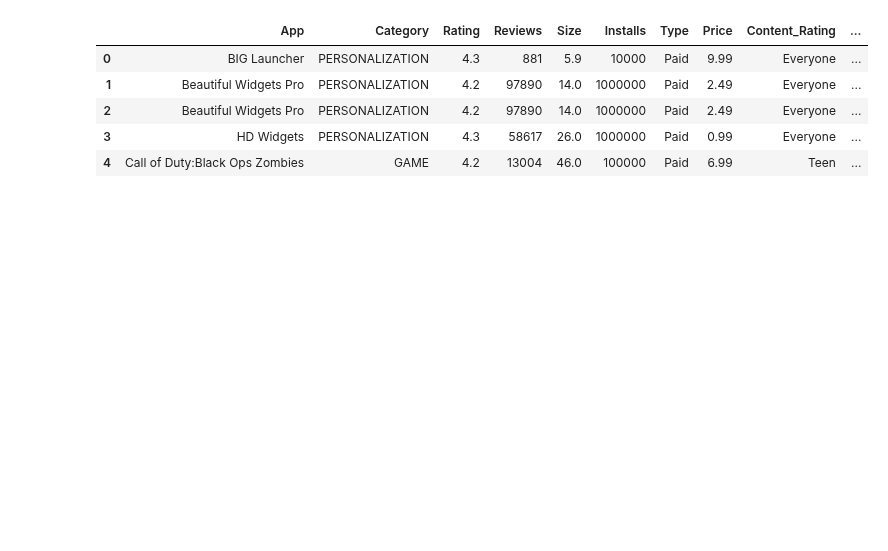
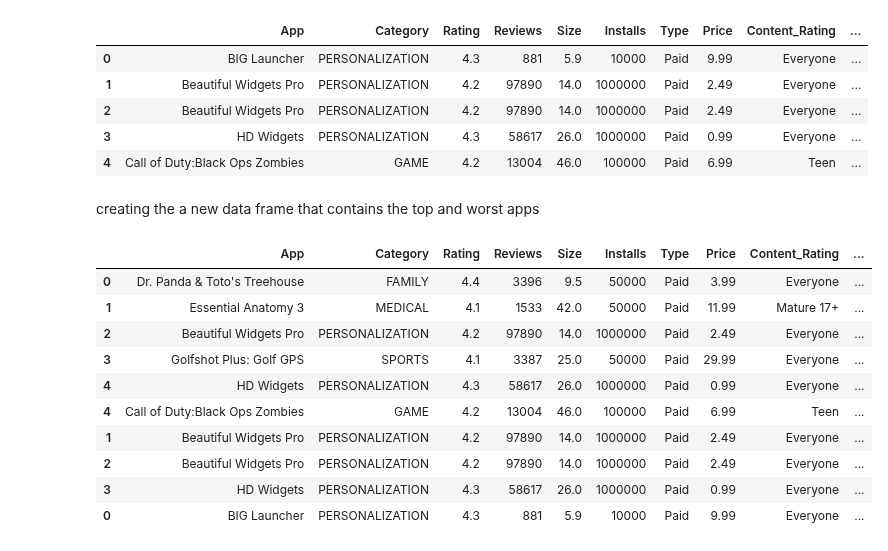
Before and after one commit to shalabajza/Develhope_Project_v2_team-2, a Jupyter notebook: Week 4/Week_4_Task_3_Mohammad.ipynb, the cells around one changed output. Cells and saved outputs as stored; diff of their text form; code cells hidden in the pictures; blank space fills up the shorter version.

```diff
--- a/Week 4/Week_4_Task_3_Mohammad.ipynb
+++ b/Week 4/Week_4_Task_3_Mohammad.ipynb
@@ -85,3 +94,20 @@ df_copy_worse
 | 2 | Beautiful Widgets Pro | PERSONALIZATION | 4.2 | 97890 | 14.0 | 1000000 | Paid | 2.49 | Everyone | ... |
 | 3 | HD Widgets | PERSONALIZATION | 4.3 | 58617 | 26.0 | 1000000 | Paid | 0.99 | Everyone | ... |
 | 4 | Call of Duty:Black Ops Zombies | GAME | 4.2 | 13004 | 46.0 | 100000 | Paid | 6.99 | Teen | ... |
+# %% [markdown]
+creating the a new data frame that contains the top and worst apps
+# %%
+top_and_worst = pd.concat([df_top, df_worst.sort_values(by=["affin_scores"], ascending=False)])
+top_and_worst
+# %% [output]
+|  | App | Category | Rating | Reviews | Size | Installs | Type | Price | Content_Rating | ... |
+| 0 | Dr. Panda & Toto's Treehouse | FAMILY | 4.4 | 3396 | 9.5 | 50000 | Paid | 3.99 | Everyone | ... |
+| 1 | Essential Anatomy 3 | MEDICAL | 4.1 | 1533 | 42.0 | 50000 | Paid | 11.99 | Mature 17+ | ... |
+| 2 | Beautiful Widgets Pro | PERSONALIZATION | 4.2 | 97890 | 14.0 | 1000000 | Paid | 2.49 | Everyone | ... |
+| 3 | Golfshot Plus: Golf GPS | SPORTS | 4.1 | 3387 | 25.0 | 50000 | Paid | 29.99 | Everyone | ... |
+| 4 | HD Widgets | PERSONALIZATION | 4.3 | 58617 | 26.0 | 1000000 | Paid | 0.99 | Everyone | ... |
+| 4 | Call of Duty:Black Ops Zombies | GAME | 4.2 | 13004 | 46.0 | 100000 | Paid | 6.99 | Teen | ... |
+| 1 | Beautiful Widgets Pro | PERSONALIZATION | 4.2 | 97890 | 14.0 | 1000000 | Paid | 2.49 | Everyone | ... |
+| 2 | Beautiful Widgets Pro | PERSONALIZATION | 4.2 | 97890 | 14.0 | 1000000 | Paid | 2.49 | Everyone | ... |
+| 3 | HD Widgets | PERSONALIZATION | 4.3 | 58617 | 26.0 | 1000000 | Paid | 0.99 | Everyone | ... |
+| 0 | BIG Launcher | PERSONALIZATION | 4.3 | 881 | 5.9 | 10000 | Paid | 9.99 | Everyone | ... |
```
Also changed, not shown: parts of 10 cells of this notebook.
